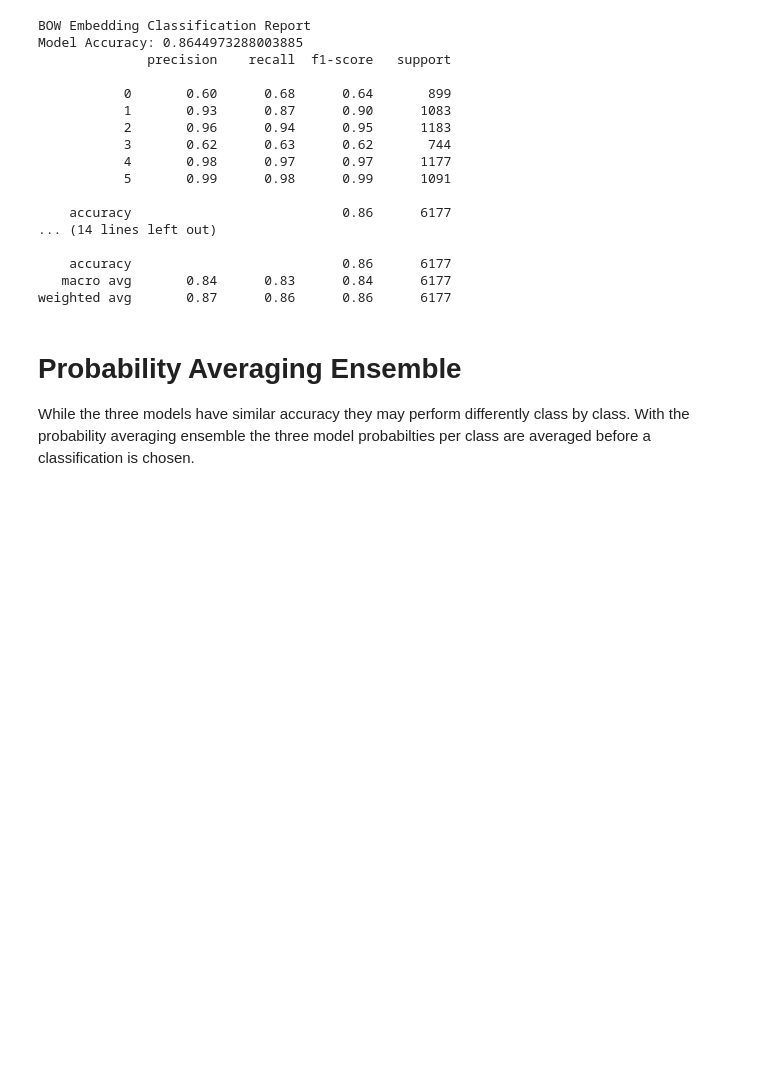
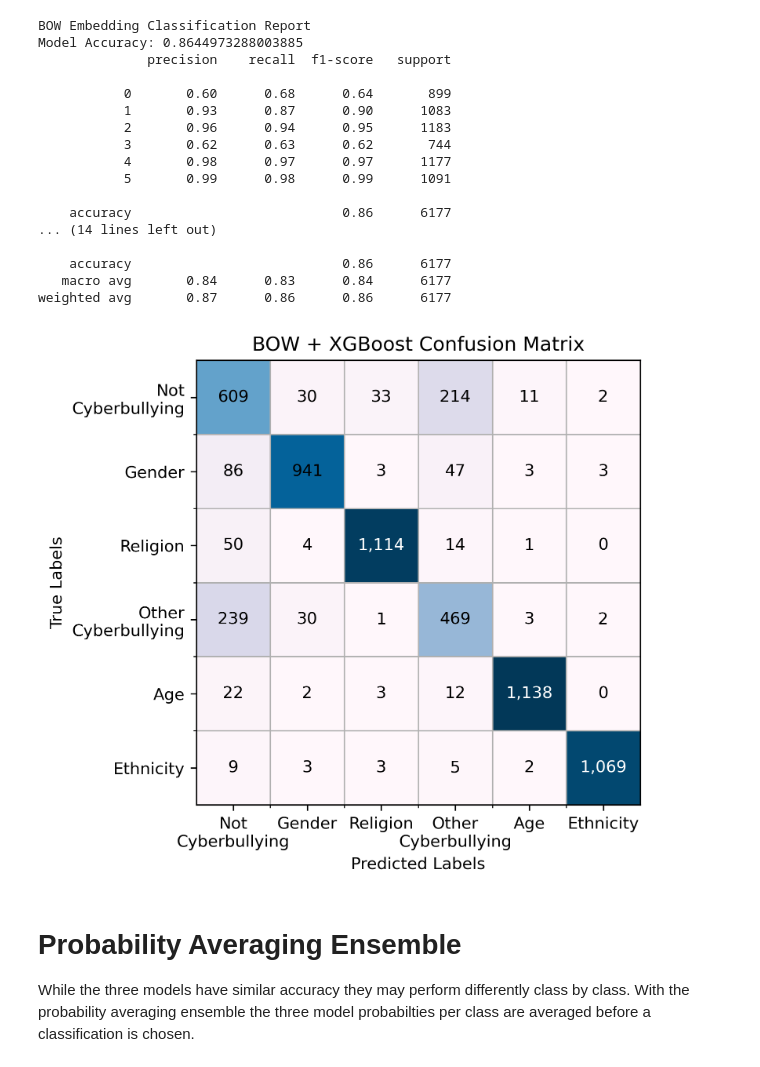
Before and after one commit to ayush-kumar-1/capstone, a Jupyter notebook: src/notebooks/2_traditional_models.ipynb, the cells around one changed output. Cells and saved outputs as stored; diff of their text form; code cells hidden in the pictures; blank space fills up the shorter version.

```diff
--- a/src/notebooks/2_traditional_models.ipynb
+++ b/src/notebooks/2_traditional_models.ipynb
@@ -381,6 +378,42 @@ Model Accuracy: 0.8644973288003885
     accuracy                           0.86      6177
    macro avg       0.84      0.83      0.84      6177
 weighted avg       0.87      0.86      0.86      6177
+# %%
+plt.rcParams["figure.figsize"] = [5,5]
+plt.rcParams["figure.dpi"] = 300
+
+fig, ax = plt.subplots()
+conf_mat = confusion_matrix(y_test, y_pred_xgb_bow)
+
+ax.matshow(conf_mat, cmap = "PuBu")
+
+ylabels = ["Not Cyberbullying", "Gender", "Religion", "Other Cyberbullying", "Age", "Ethnicity"]
+xlabels = ["Not\nCyberbullying", "Gender", "Religion", "Other\nCyberbullying", "Age", "Ethnicity"]
+
+ax.set_yticks(np.arange(6), xlabels)
+ax.set_xticks(np.arange(6), xlabels)
+
+#set minor ticks for grid seperation
+ax.set_xticks(np.arange(0.5, 5.5, 1), minor=True)
+ax.set_yticks(np.arange(0.5, 5.5, 1), minor=True)
+
+ax.xaxis.set_ticks_position("bottom")
+
+#add in labels for numbers
+for (i, j), z in np.ndenumerate(conf_mat):
+    if z > 1000:
+        ax.text(j, i, '{:,}'.format(z), ha='center', va='center', color = "white")
+    else:
+        ax.text(j, i, '{:,}'.format(z), ha='center', va='center')
+
+ax.grid(which="minor")
+ax.set_ylabel("True Labels")
+ax.set_xlabel("Predicted Labels")
+ax.set_title("BOW + XGBoost Confusion Matrix")
+
+plt.savefig("../../plots/xgb_confmat.png", bbox_inches = "tight")
+# %% [output]
+[figure, added]
 # %% [markdown]
 # Probability Averaging Ensemble
 
```
Also changed, not shown: parts of 2 cells of this notebook, 12 other files.
